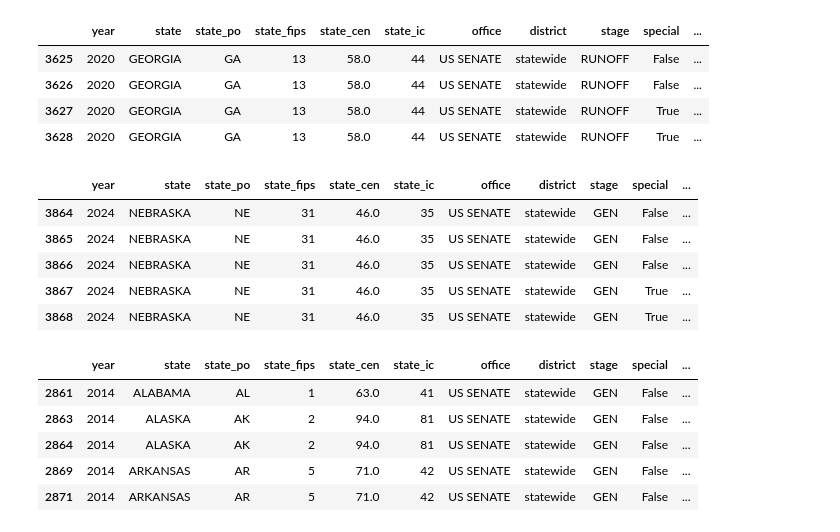
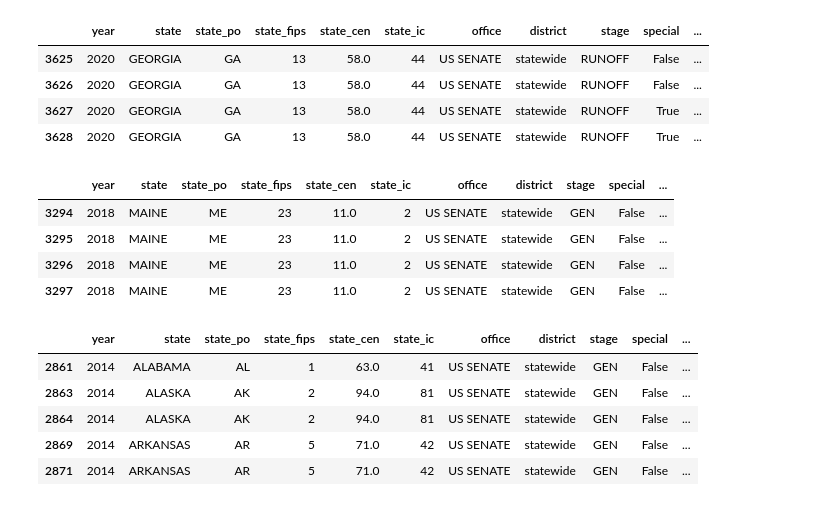
Before and after one commit to Hackquantumcpp/snoutcounter-midterms-2026-model, a Jupyter notebook: 01SEN-past-results-senate-wrangling.ipynb, the cells around one changed output. Saved outputs shown, nothing was run; the diff lists cells and outputs as text; code cells hidden in the pictures.

```diff
--- a/01SEN-past-results-senate-wrangling.ipynb
+++ b/01SEN-past-results-senate-wrangling.ipynb
@@ -170,14 +170,13 @@ res[(res['state_po'] == 'GA') & (res['year'] == 2020)]
 | 3627 | 2020 | GEORGIA | GA | 13 | 58.0 | 44 | US SENATE | statewide | RUNOFF | True | ... |
 | 3628 | 2020 | GEORGIA | GA | 13 | 58.0 | 44 | US SENATE | statewide | RUNOFF | True | ... |
 # %%
-res[(res['state_po'] == 'NE') & (res['year'] == 2024)]
+res[(res['state_po'] == 'ME') & (res['year'] == 2018)]
 # %% [output]
 |  | year | state | state_po | state_fips | state_cen | state_ic | office | district | stage | special | ... |
-| 3864 | 2024 | NEBRASKA | NE | 31 | 46.0 | 35 | US SENATE | statewide | GEN | False | ... |
-| 3865 | 2024 | NEBRASKA | NE | 31 | 46.0 | 35 | US SENATE | statewide | GEN | False | ... |
-| 3866 | 2024 | NEBRASKA | NE | 31 | 46.0 | 35 | US SENATE | statewide | GEN | False | ... |
-| 3867 | 2024 | NEBRASKA | NE | 31 | 46.0 | 35 | US SENATE | statewide | GEN | True | ... |
-| 3868 | 2024 | NEBRASKA | NE | 31 | 46.0 | 35 | US SENATE | statewide | GEN | True | ... |
+| 3294 | 2018 | MAINE | ME | 23 | 11.0 | 2 | US SENATE | statewide | GEN | False | ... |
+| 3295 | 2018 | MAINE | ME | 23 | 11.0 | 2 | US SENATE | statewide | GEN | False | ... |
+| 3296 | 2018 | MAINE | ME | 23 | 11.0 | 2 | US SENATE | statewide | GEN | False | ... |
+| 3297 | 2018 | MAINE | ME | 23 | 11.0 | 2 | US SENATE | statewide | GEN | False | ... |
 # %%
 # Fix some discrepancies between party_detailed and party_simplified
 res['party_simplified'] = res[['party_detailed', 'party_simplified']].apply(lambda x: 'DEMOCRAT' if x['party_detailed'] == 'DEMOCRATIC' else x['party_simplified'], axis=1)
```
Also changed, not shown: parts of 1 cell of this notebook, 1 other file.
